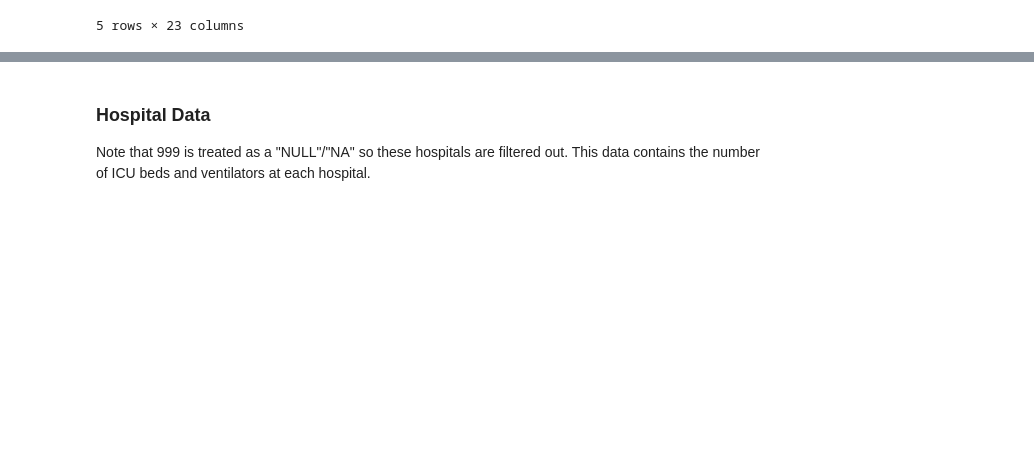
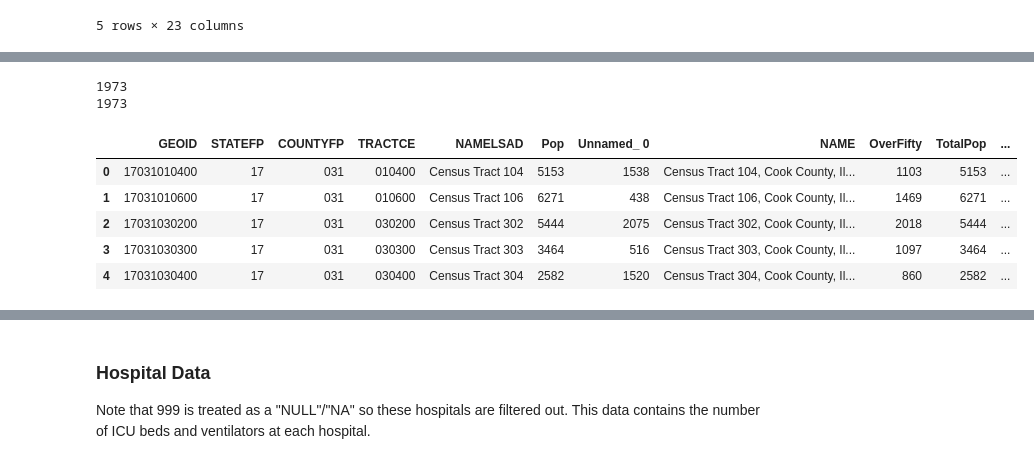
Before and after one commit to Liam-W-Smith/RPr-Kang-2020, a Jupyter notebook: procedure/code/04-Class-Reanalysis.ipynb, the cells around one changed output, grey strips where cells are left out. Cells and saved outputs as stored; diff of their text form; code cells hidden in the pictures; blank space fills up the shorter version.

```diff
--- a/procedure/code/04-Class-Reanalysis.ipynb
+++ b/procedure/code/04-Class-Reanalysis.ipynb
@@ -120,3 +207,21 @@ at_risk_csv.head()
+# %%
+# print the number of observations to see if everything joined successfully
+print(len(atrisk_data))
+print(len(tract_geom))
+# %% [output]
+1973
+1973
+# %%
+# Load data for at risk population
+original_atrisk_data = gpd.read_file('./data/raw/public/PopData/Chicago_Tract.shp')
+original_atrisk_data.head()
+# %% [output]
+|  | GEOID | STATEFP | COUNTYFP | TRACTCE | NAMELSAD | Pop | Unnamed_ 0 | NAME | OverFifty | TotalPop | ... |
+| 0 | 17031010400 | 17 | 031 | 010400 | Census Tract 104 | 5153 | 1538 | Census Tract 104, Cook County, Il... | 1103 | 5153 | ... |
+| 1 | 17031010600 | 17 | 031 | 010600 | Census Tract 106 | 6271 | 438 | Census Tract 106, Cook County, Il... | 1469 | 6271 | ... |
+| 2 | 17031030200 | 17 | 031 | 030200 | Census Tract 302 | 5444 | 2075 | Census Tract 302, Cook County, Il... | 2018 | 5444 | ... |
+| 3 | 17031030300 | 17 | 031 | 030300 | Census Tract 303 | 3464 | 516 | Census Tract 303, Cook County, Il... | 1097 | 3464 | ... |
+| 4 | 17031030400 | 17 | 031 | 030400 | Census Tract 304 | 2582 | 1520 | Census Tract 304, Cook County, Il... | 860 | 2582 | ... |
 # %%
 # Load data for covid cases
 covid_data = gpd.read_file('./data/raw/public/PopData/Chicago_ZIPCODE.shp')
```
Also changed, not shown: parts of 42 cells of this notebook, 11 other files.
